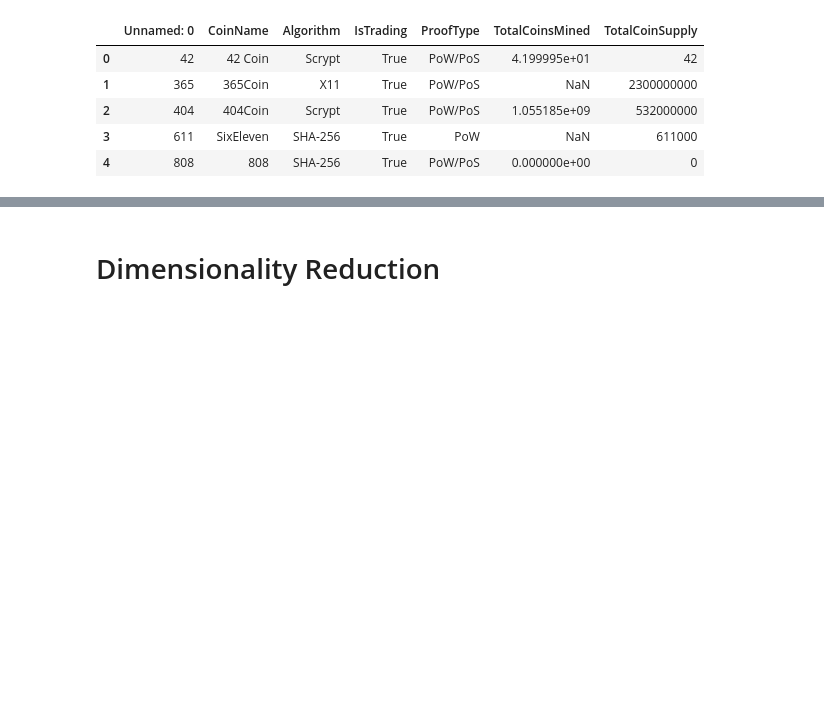
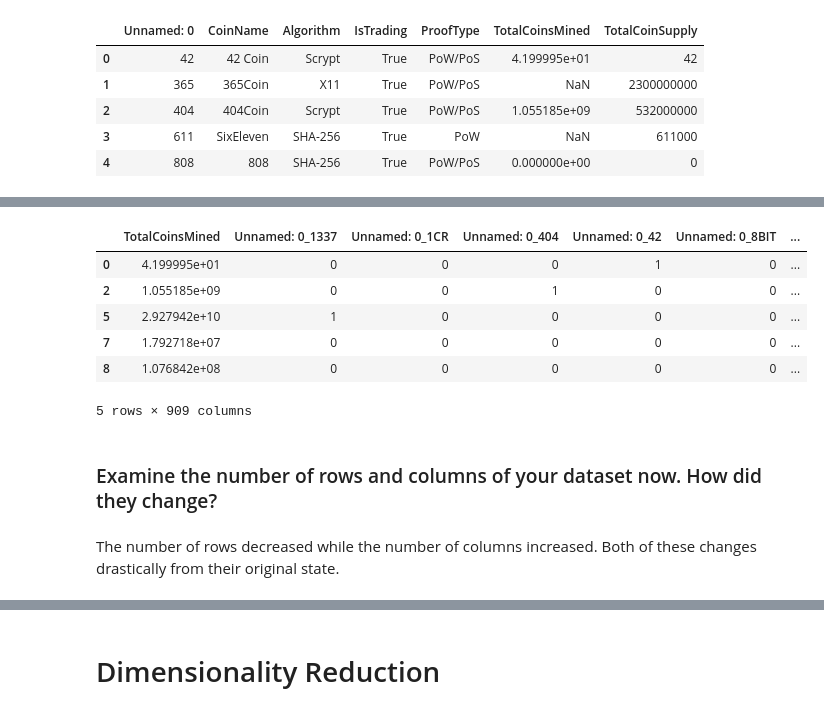
Before and after one commit to Mcusac/Unsupervised-Machine-Learning-w-Crypto-Data, a Jupyter notebook: Crypto_Compare.ipynb, the cells around one changed output, grey strips where cells are left out. Drawn from its saved outputs; the diff is of its cells as text; code cells hidden in the pictures; blank space fills up the shorter version.

```diff
--- a/Crypto_Compare.ipynb
+++ b/Crypto_Compare.ipynb
@@ -17,3 +21,5 @@ crypto_df.head()
 # %%
 # Discard all cryptocurrencies that are not being traded.
 # In other words, filter for currencies that are currently being traded.
+crypto_df_filtered = crypto_df.loc[crypto_df['IsTrading'] == True]
+crypto_df_filtered.head()
@@ -20,2 +33,4 @@ crypto_df.head()
 # %%
 # Once you have done this, drop the IsTrading column from the dataframe.
+new_crypto_df = crypto_df_filtered.drop(["IsTrading"], axis='columns')
+new_crypto_df.head()
@@ -31,4 +90,14 @@ crypto_df.head()
 # %%
 # Your next step in data preparation is to convert the remaining features with
 # text values, Algorithm and ProofType, into numerical data.
-# To accomplish this task, use Pandas to create dummy variables.
+# To accomplish this task, use Pandas to create dummy variables. ???
+new_crypto_df1 = pd.get_dummies(new_crypto_df)
+new_crypto_df1.head()
+# %% [output]
+|  | TotalCoinsMined | Unnamed: 0_1337 | Unnamed: 0_1CR | Unnamed: 0_404 | Unnamed: 0_42 | Unnamed: 0_8BIT | ... |
+| 0 | 4.199995e+01 | 0 | 0 | 0 | 1 | 0 | ... |
+| 2 | 1.055185e+09 | 0 | 0 | 1 | 0 | 0 | ... |
+| 5 | 2.927942e+10 | 1 | 0 | 0 | 0 | 0 | ... |
+| 7 | 1.792718e+07 | 0 | 0 | 0 | 0 | 0 | ... |
+| 8 | 1.076842e+08 | 0 | 0 | 0 | 0 | 0 | ... |
+5 rows × 909 columns
@@ -37,2 +104,6 @@ crypto_df.head()
+# %% [markdown]
+### Examine the number of rows and columns of your dataset now. How did they change?
+# %% [markdown]
+The number of rows decreased while the number of columns increased. Both of these changes drastically from their original state.
 # %%
 # Standardize your dataset so that columns that contain larger values do not unduly influence the outcome.
```
Also changed, not shown: parts of 16 cells of this notebook.
